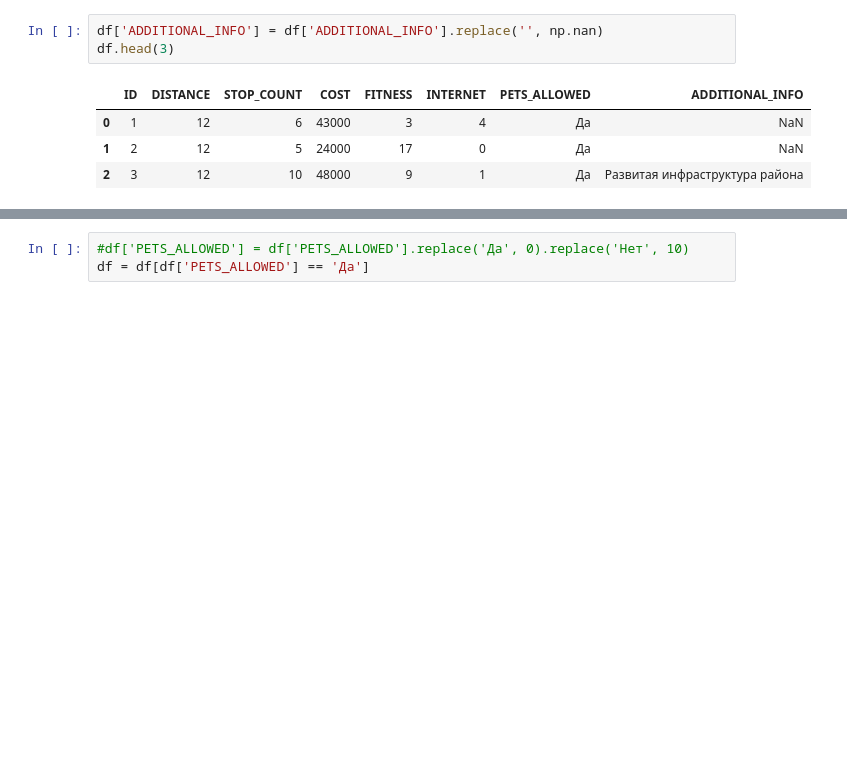
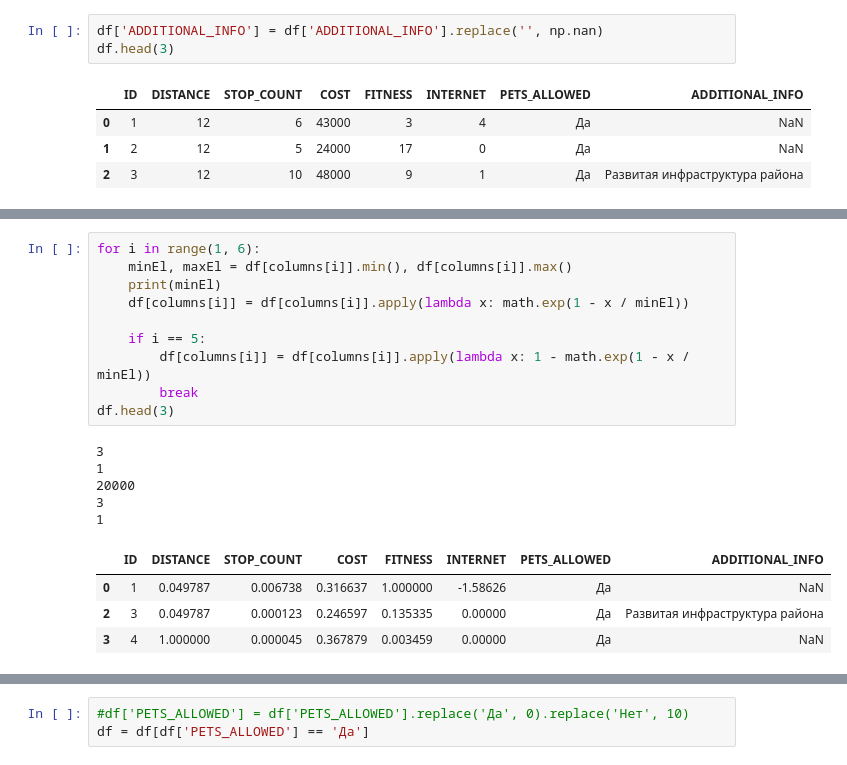
Before and after one commit to Azernem/Data_Analysis_SPbU, a Jupyter notebook: Сhoise_Flats/Choise_Flats.ipynb, the cells around one changed output, grey strips where cells are left out. Drawn from its saved outputs; the diff is of its cells as text; blank space fills up the shorter version.

```diff
--- a/Сhoise_Flats/Choise_Flats.ipynb
+++ b/Сhoise_Flats/Choise_Flats.ipynb
@@ -72 +88,21 @@ df.head(3)
+# %%
+for i in range(1, 6):
+    minEl, maxEl = df[columns[i]].min(), df[columns[i]].max()
+    print(minEl)
+    df[columns[i]] = df[columns[i]].apply(lambda x: math.exp(1 - x / minEl))
+
+    if i == 5:
+        df[columns[i]] = df[columns[i]].apply(lambda x: 1 - math.exp(1 - x / minEl))
+        break
+df.head(3)
+# %% [output]
+3
+1
+20000
+3
+1
+|  | ID | DISTANCE | STOP_COUNT | COST | FITNESS | INTERNET | PETS_ALLOWED | ADDITIONAL_INFO |
+| 0 | 1 | 0.049787 | 0.006738 | 0.316637 | 1.000000 | -1.58626 | Да | NaN |
+| 2 | 3 | 0.049787 | 0.000123 | 0.246597 | 0.135335 | 0.00000 | Да | Развитая инфраструктура района |
+| 3 | 4 | 1.000000 | 0.000045 | 0.367879 | 0.003459 | 0.00000 | Да | NaN |
 # %%
```
Also changed, not shown: parts of 7 cells of this notebook, 2 other files.
